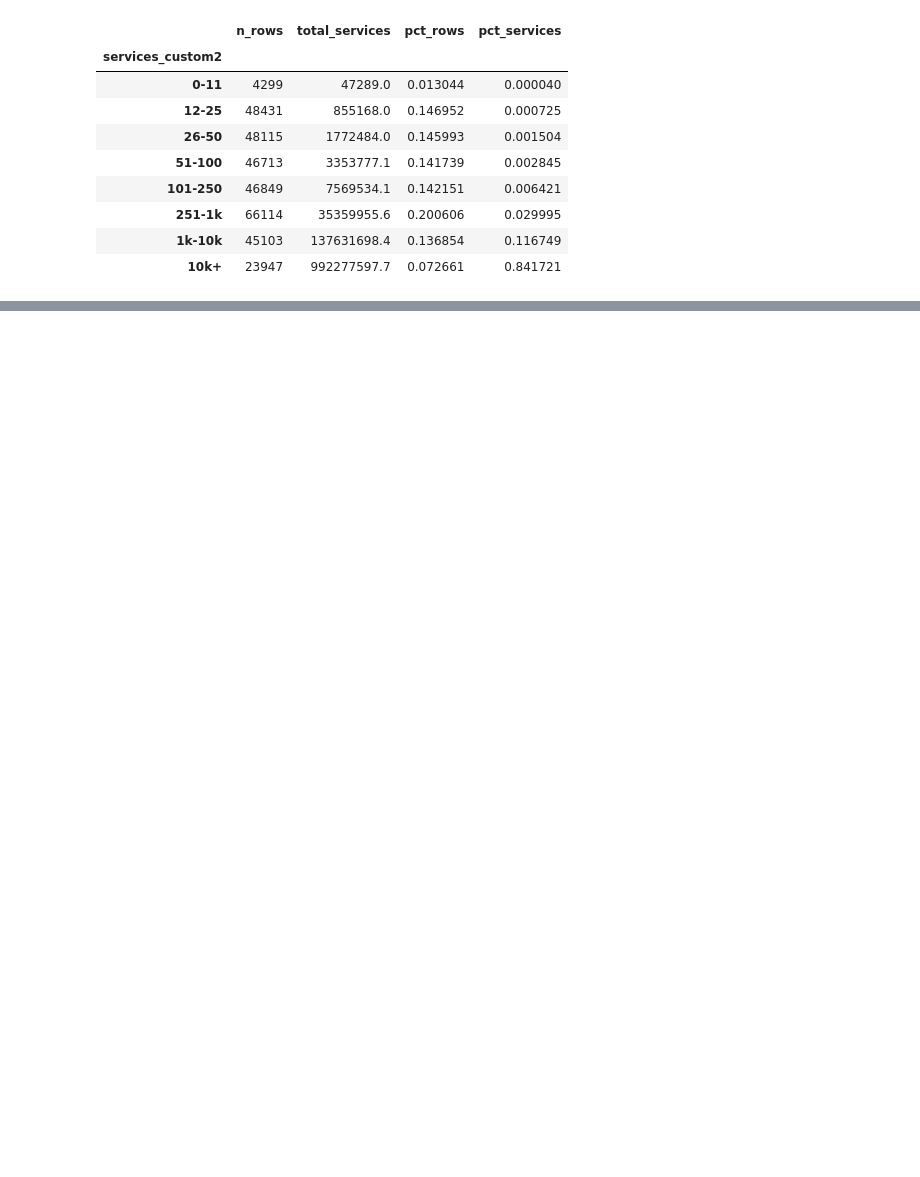
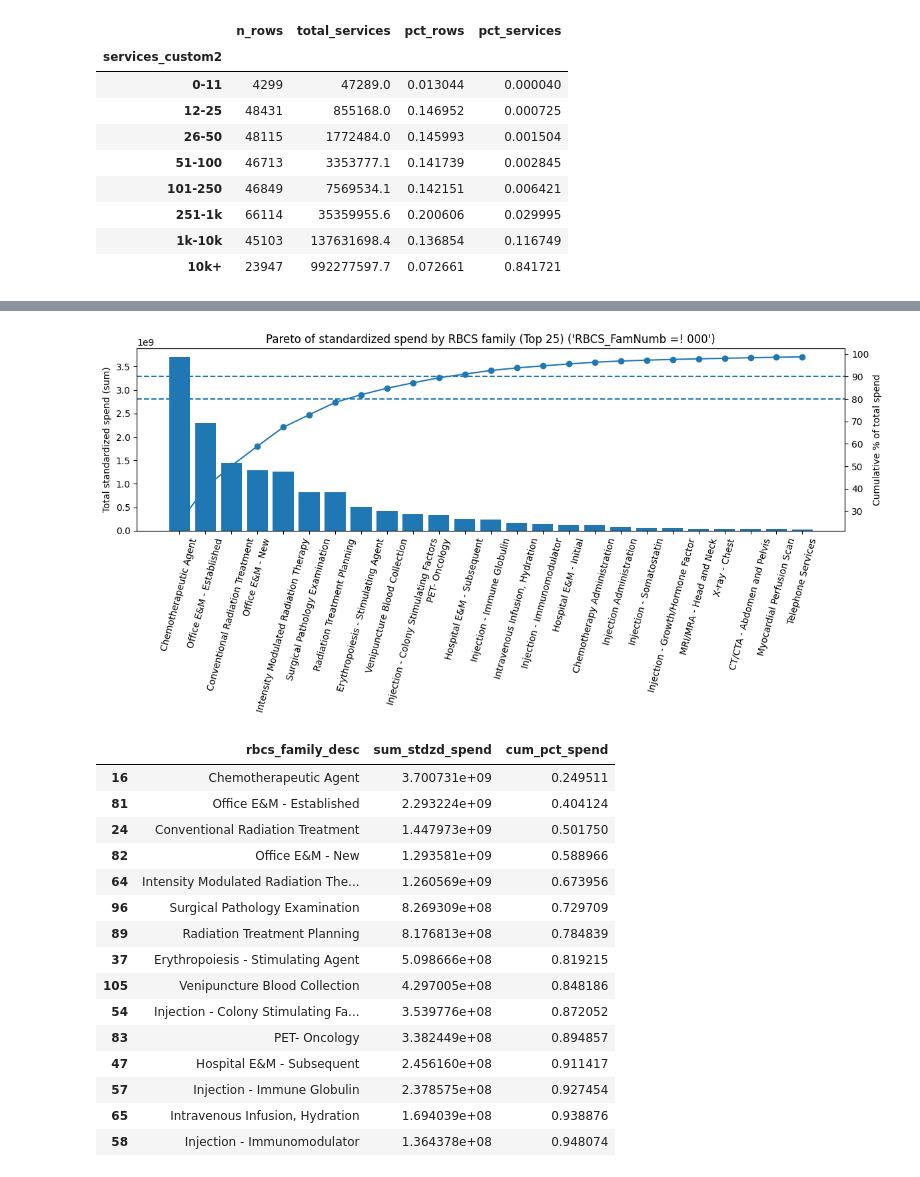
Before and after one commit to OzkanGelincik/medicare-provider-benchmarking-engine, a Jupyter notebook: medicare_provider_benchmarking_engine_master.ipynb, the cells around one changed output, grey strips where cells are left out. Drawn from its saved outputs; the diff is of its cells as text; code cells hidden in the pictures; blank space fills up the shorter version.

```diff
--- a/medicare_provider_benchmarking_engine_master.ipynb
+++ b/medicare_provider_benchmarking_engine_master.ipynb
@@ -1927,0 +2092,56 @@ sum_srvc_by_rbcs_family_desc = eda_df.groupby("rbcs_family_desc").agg(services_s
+# %%
+# 1) Spend by family
+eda_mapped = eda_df[eda_df["RBCS_FamNumb"] != "000"].copy()
+
+fam = (eda_mapped.groupby("rbcs_family_desc", as_index=False)
+       .agg(sum_stdzd_spend=("stdzd_spend", "sum"))
+       .sort_values("sum_stdzd_spend", ascending=False))
+
+# 2) Cumulative percent of spend
+fam["cum_spend"] = fam["sum_stdzd_spend"].cumsum()
+total_spend = fam["sum_stdzd_spend"].sum()
+fam["cum_pct_spend"] = fam["cum_spend"] / total_spend
+
+# 3) Pick top N to display
+N = 25
+top = fam.head(N).copy()
+
+# 4) Plot: bars = spend, line = cumulative percent
+fig, ax1 = plt.subplots(figsize=(12, 6))
+
+ax1.bar(top["rbcs_family_desc"], top["sum_stdzd_spend"])
+ax1.set_ylabel("Total standardized spend (sum)")
+ax1.set_title(f"Pareto of standardized spend by RBCS family (Top {N}) ('RBCS_FamNumb =! 000')")
+ax1.tick_params(axis="x", rotation=75)
+
+ax2 = ax1.twinx()
+ax2.plot(top["rbcs_family_desc"], top["cum_pct_spend"] * 100, marker="o")
+ax2.set_ylabel("Cumulative % of total spend")
+
+# Optional reference lines (80/20 rule vibe)
+ax2.axhline(80, linestyle="--")
+ax2.axhline(90, linestyle="--")
+
+plt.tight_layout()
+plt.show()
+
+# Optional: show the key numbers as a table
+top[["rbcs_family_desc", "sum_stdzd_spend", "cum_pct_spend"]].head(15)
+# %% [output]
+[figure, added]
+|  | rbcs_family_desc | sum_stdzd_spend | cum_pct_spend |
+| 16 | Chemotherapeutic Agent | 3.700731e+09 | 0.249511 |
+| 81 | Office E&M - Established | 2.293224e+09 | 0.404124 |
+| 24 | Conventional Radiation Treatment | 1.447973e+09 | 0.501750 |
+| 82 | Office E&M - New | 1.293581e+09 | 0.588966 |
+| 64 | Intensity Modulated Radiation The... | 1.260569e+09 | 0.673956 |
+| 96 | Surgical Pathology Examination | 8.269309e+08 | 0.729709 |
+| 89 | Radiation Treatment Planning | 8.176813e+08 | 0.784839 |
+| 37 | Erythropoiesis - Stimulating Agent | 5.098666e+08 | 0.819215 |
+| 105 | Venipuncture Blood Collection | 4.297005e+08 | 0.848186 |
+| 54 | Injection - Colony Stimulating Fa... | 3.539776e+08 | 0.872052 |
+| 83 | PET- Oncology | 3.382449e+08 | 0.894857 |
+| 47 | Hospital E&M - Subsequent | 2.456160e+08 | 0.911417 |
+| 57 | Injection - Immune Globulin | 2.378575e+08 | 0.927454 |
+| 65 | Intravenous Infusion, Hydration | 1.694039e+08 | 0.938876 |
+| 58 | Injection - Immunomodulator | 1.364378e+08 | 0.948074 |
```
Also changed, not shown: parts of 171 cells of this notebook.
